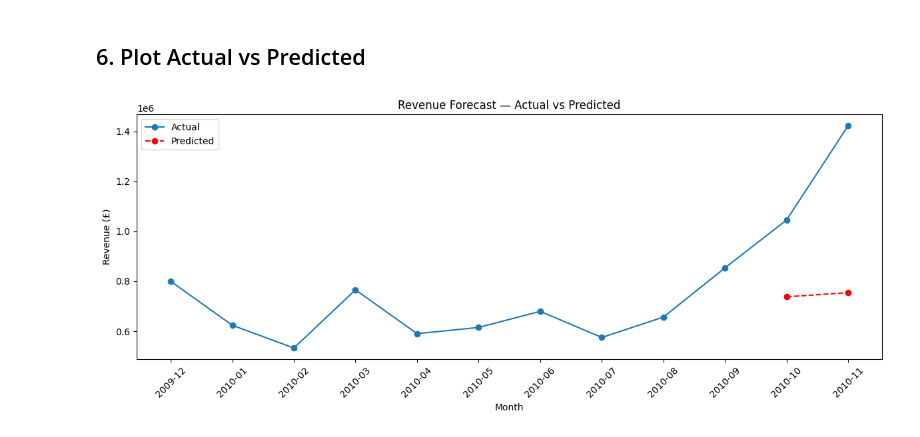
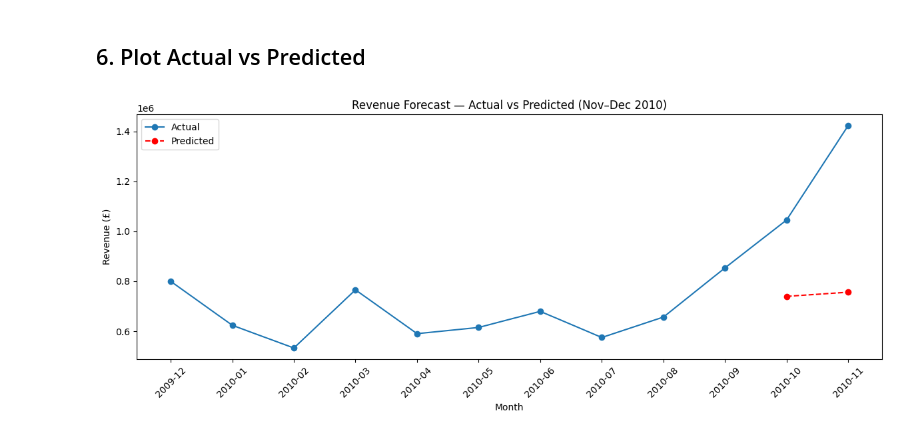
Before and after one commit to bensidiahmedhouda-collab/ecommerce-ml-project, a Jupyter notebook: 3_revenue_forecast.ipynb, the cells around one changed output. Cells and saved outputs as stored; diff of their text form; code cells hidden in the pictures.

```diff
--- a/3_revenue_forecast.ipynb
+++ b/3_revenue_forecast.ipynb
@@ -62,11 +67,9 @@ plt.show()
 # %%
-# Time index (linear trend feature)
 monthly_revenue['Time'] = range(len(monthly_revenue))
+monthly_revenue['Month_num'] = monthly_revenue['Month'].dt.month
+monthly_revenue['is_Q4'] = monthly_revenue['Month_num'].isin([10, 11, 12]).astype(int)
 
-# Month number captures seasonality
-monthly_revenue['Month_num'] = monthly_revenue['Month'].dt.month
-
-X = monthly_revenue[['Time', 'Month_num']]
+X = monthly_revenue[['Time', 'Month_num', 'is_Q4']]
 y = monthly_revenue['Revenue']
 # %% [markdown]
 ## 4. Train / Test Split
@@ -102,0 +88,17 @@ Predicted: [738050.64305556 754675.74762222]
+# %%
+model = LinearRegression()
+model.fit(X_train, y_train)
+
+y_pred_test = model.predict(X_test)
+y_pred_train = model.predict(X_train)
+
+print("=== Training performance ===")
+print(f"R²:   {r2_score(y_train, y_pred_train):.3f}")
+print(f"MAE:  £{mean_absolute_error(y_train, y_pred_train):,.0f}")
+
+print("\n=== Test performance ===")
+print(f"R²:   {r2_score(y_test, y_pred_test):.3f}")
+print(f"MAE:  £{mean_absolute_error(y_test, y_pred_test):,.0f}")
+
+print("\nActual:   ", y_test.values)
+print("Predicted:", y_pred_test.round(0))
@@ -105,17 +118,17 @@ Predicted: [738050.64305556 754675.74762222]
 # %%
 plt.figure(figsize=(12, 5))
 plt.plot(monthly_revenue['Month'].astype(str),
          monthly_revenue['Revenue'],
          marker='o', label='Actual')
 plt.plot(monthly_revenue['Month'].astype(str)[-2:],
-         y_pred,
+         y_pred_test,
          marker='o', linestyle='--', color='red', label='Predicted')
-plt.title('Revenue Forecast — Actual vs Predicted')
+plt.title('Revenue Forecast — Actual vs Predicted (Nov–Dec 2010)')
 plt.xlabel('Month')
 plt.ylabel('Revenue (£)')
 plt.xticks(rotation=45)
 plt.legend()
 plt.tight_layout()
 plt.show()
 # %% [output]
-[figure, old version]
+[figure, new version]
```
Also changed, not shown: parts of 8 cells of this notebook, 3 other files.
